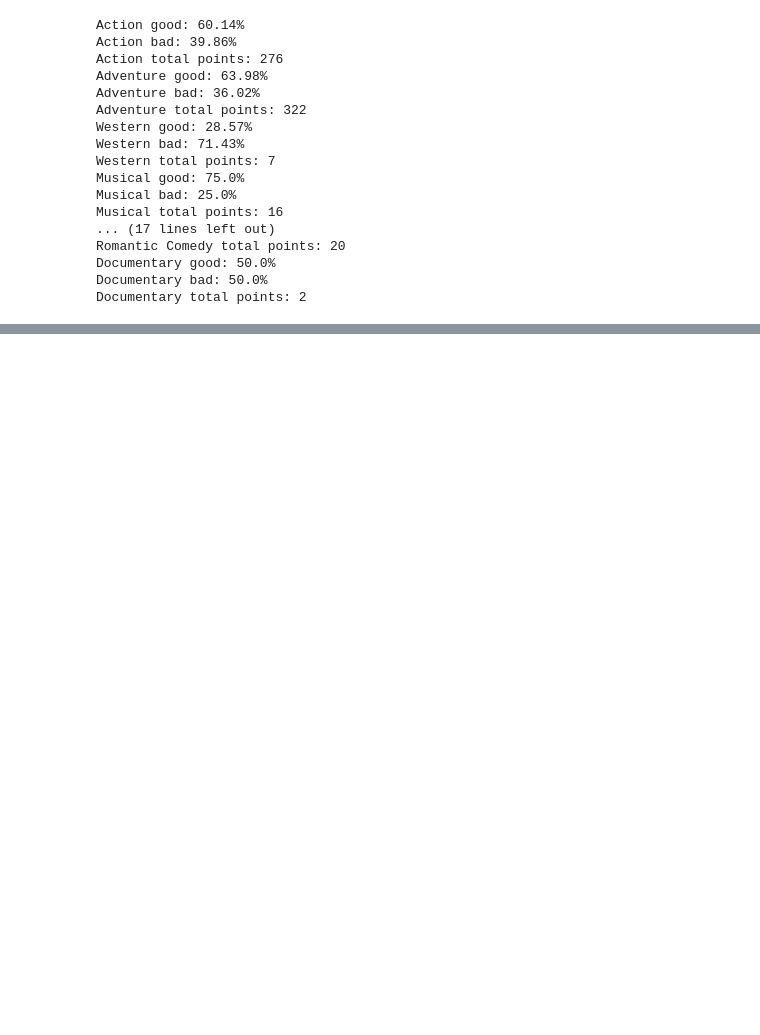
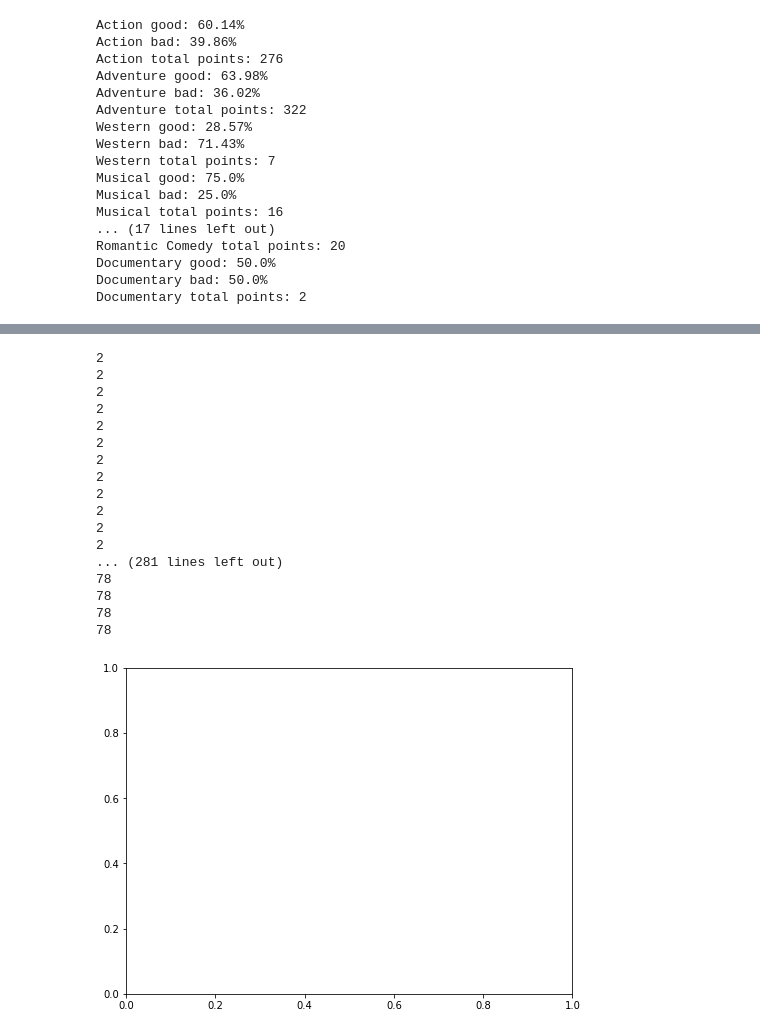
Before and after one commit to haahussain/ETL_and_Data_Analysis_Media_Industry, a Jupyter notebook: movie-graphs-charts.ipynb, the cells around one changed output, grey strips where cells are left out. Cells and saved outputs as stored; diff of their text form; code cells hidden in the pictures; blank space fills up the shorter version.

```diff
--- a/movie-graphs-charts.ipynb
+++ b/movie-graphs-charts.ipynb
@@ -200,2 +218,29 @@ plt.show()
+# %%
+fig, ax = plt.subplots(figsize=(8,6))
+for movie_type in movie_types:
+    for year in release_years:
+        print(movie_types_count[year][movie_type])
+
+# for movie_type in movie_types:
+#     ax.plot(release_years,[movie_types_count[year][movie_type] for year in release_years],label = movie_type)
+# %% [output]
+2
+2
+2
+2
+2
+2
+2
+2
+2
+2
+2
+2
+... (281 lines left out)
+78
+78
+78
+78
+[figure, added]
 # %%
 close_connections()
```
Also changed, not shown: parts of 6 cells of this notebook.
